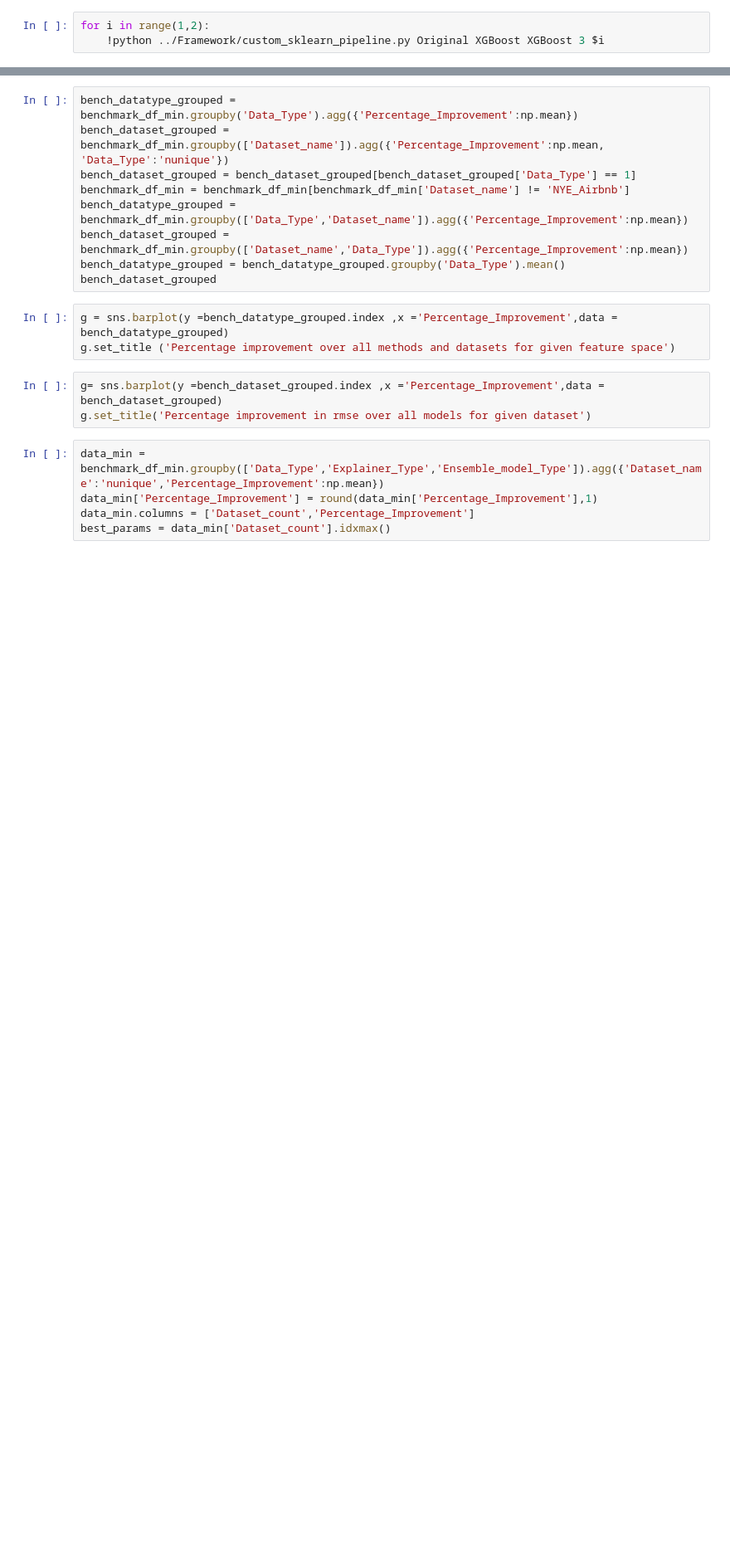
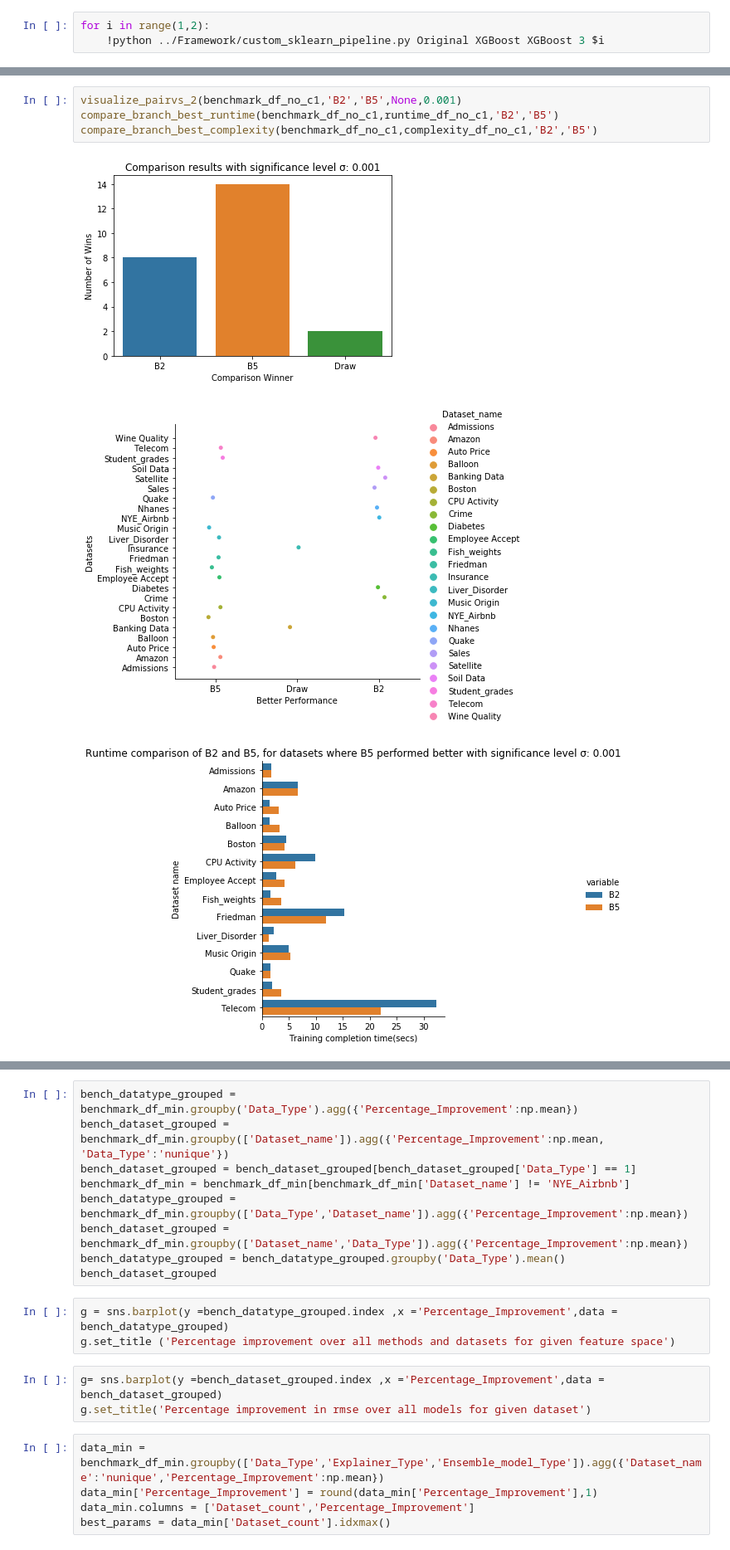
Before and after one commit to koralpc/shapley-bootstrapping, a Jupyter notebook: Notebooks/Benchmarking.ipynb, the cells around one changed output, grey strips where cells are left out. Shown at 83% size. Saved outputs shown, nothing was run; the diff lists cells and outputs as text; blank space fills up the shorter version.

```diff
--- a/Notebooks/Benchmarking.ipynb
+++ b/Notebooks/Benchmarking.ipynb
@@ -68,0 +159,8 @@ benchmark_df_min
+# %%
+visualize_pairvs_2(benchmark_df_no_c1,'B2','B5',None,0.001)
+compare_branch_best_runtime(benchmark_df_no_c1,runtime_df_no_c1,'B2','B5')
+compare_branch_best_complexity(benchmark_df_no_c1,complexity_df_no_c1,'B2','B5')
+# %% [output]
+[figure, added]
+[figure, added]
+[figure, added]
```
Also changed, not shown: parts of 44 cells of this notebook, 55 other files.
